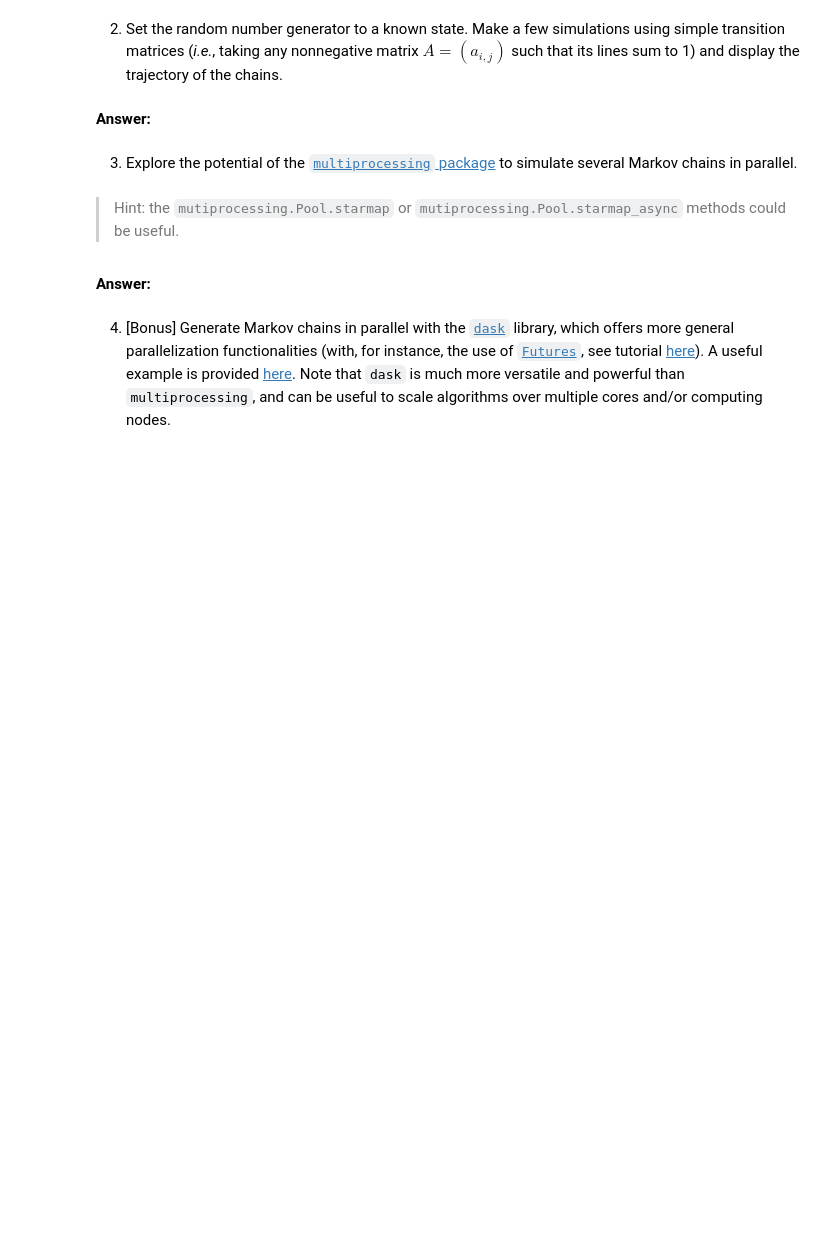
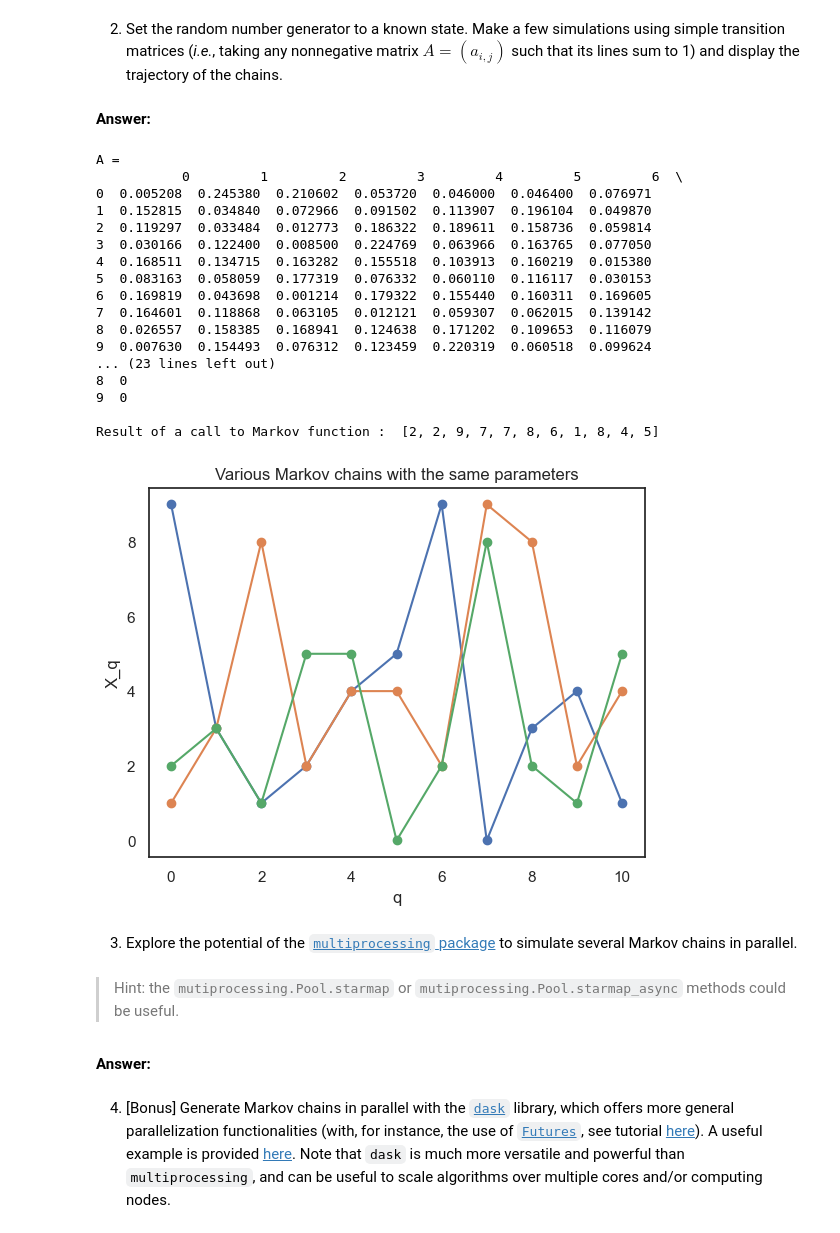
Before and after one commit to Cbonvieuxziz/python_sdia, a Jupyter notebook: Labs/Lab5/lab5.ipynb, the cells around one changed output. Saved outputs shown, nothing was run; the diff lists cells and outputs as text; code cells hidden in the pictures; blank space fills up the shorter version.

```diff
--- a/Labs/Lab5/lab5.ipynb
+++ b/Labs/Lab5/lab5.ipynb
@@ -181,7 +197,0 @@ def markov(rho,A,nmax,rng, N):
-# %%
-N = 10
-A = np.array([[1] + [0 for _ in range(N-1)] for _ in range(N)])
-rho = np.array([1/N for _ in range(N)])
-
-np.sum(A, axis=1)
-markov(rho, A, None, None, N)
@@ -196,3 +224,60 @@ markov(rho, A, None, None, N)
+# %%
+def plot_markov_chain_result(rho,A,nmax,rng, N, N_s):
+    '''
+    Plot the result of N_s calls to the markov function
+
+    Params:
+        Same as Markov function
+    '''
+
+    X = np.arange(nmax+1) # Timeline
+    for _ in range(N_s):
+        path = markov(rho, A, nmax, rng, N)
+        plt.plot(X, path, marker='o', linestyle='-')
+
+    plt.xlabel("q")
+    plt.ylabel("X_q")
+    plt.title("Various Markov chains with the same parameters")
+    plt.show()
+# %%
+N = 10
+
+# Differents rhos
+random_rho = generate_probability_vector(N)
+rho = np.array([1] + [0 for _ in range(N-1)]) # The chain has to start by the point 0
+
+# Random matrix
+A = random_stochastic_matrix(N)
+
+# Print the chosen values
+print("A = \n", pd.DataFrame(A), end="\n\n")
+print("rho = \n", pd.DataFrame(rho.T), end="\n\n")
+
+# Print the result of a simple call
+path = markov(random_rho, A, 10, rng, N)
+print("Result of a call to Markov function : ", path)
+
+# Call multiple times the function and plot the result
+plot_markov_chain_result(random_rho, A, 10, rng, N, 3)
+# %% [output]
+A =
+           0         1         2         3         4         5         6  \
+0  0.005208  0.245380  0.210602  0.053720  0.046000  0.046400  0.076971
+1  0.152815  0.034840  0.072966  0.091502  0.113907  0.196104  0.049870
+2  0.119297  0.033484  0.012773  0.186322  0.189611  0.158736  0.059814
+3  0.030166  0.122400  0.008500  0.224769  0.063966  0.163765  0.077050
+4  0.168511  0.134715  0.163282  0.155518  0.103913  0.160219  0.015380
+5  0.083163  0.058059  0.177319  0.076332  0.060110  0.116117  0.030153
+6  0.169819  0.043698  0.001214  0.179322  0.155440  0.160311  0.169605
+7  0.164601  0.118868  0.063105  0.012121  0.059307  0.062015  0.139142
+8  0.026557  0.158385  0.168941  0.124638  0.171202  0.109653  0.116079
+9  0.007630  0.154493  0.076312  0.123459  0.220319  0.060518  0.099624
+... (23 lines left out)
+8  0
+9  0
+
+Result of a call to Markov function :  [2, 2, 9, 7, 7, 8, 6, 1, 8, 4, 5]
+[figure, added]
 # %% [markdown]
 3. Explore the potential of the [`multiprocessing` package](https://docs.python.org/3/library/multiprocessing.html) to simulate several Markov chains in parallel.
 # %% [markdown]
```
Also changed, not shown: parts of 7 cells of this notebook.
